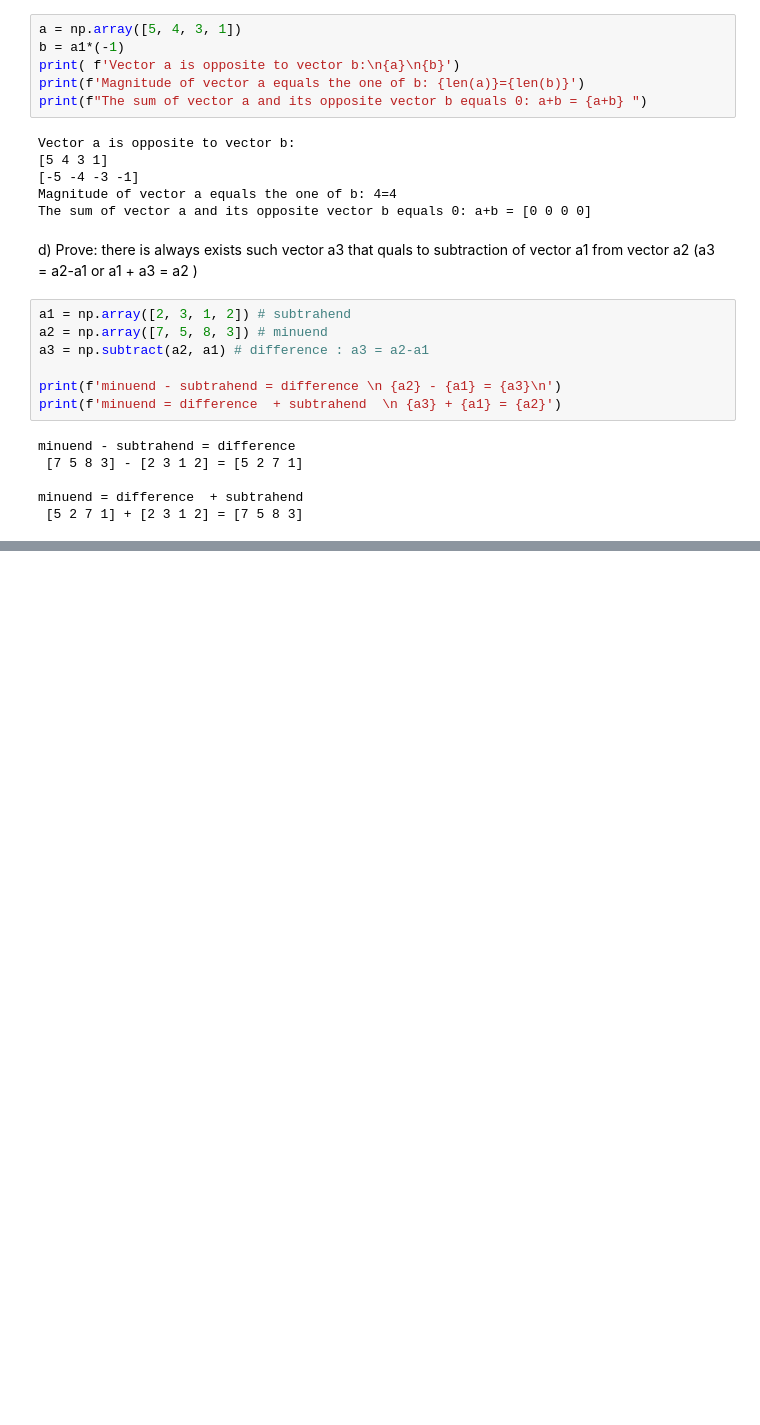
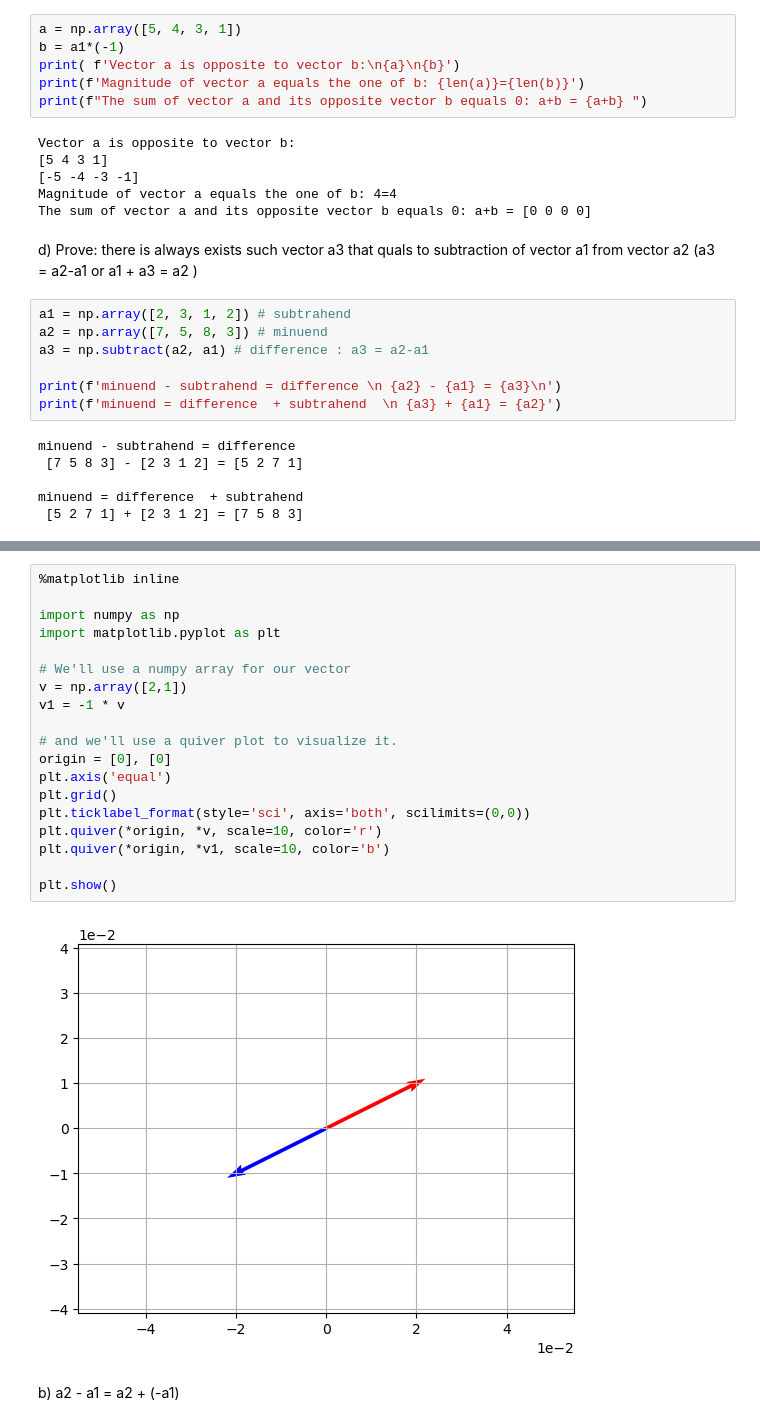
Before and after one commit to SENATOROVAI/python-Tatiana, a Jupyter notebook: Math/Demidovich.ipynb, the cells around one changed output, grey strips where cells are left out. Saved outputs shown, nothing was run; the diff lists cells and outputs as text; blank space fills up the shorter version.

```diff
--- a/Math/Demidovich.ipynb
+++ b/Math/Demidovich.ipynb
@@ -135,0 +173,23 @@ minuend = difference  + subtrahend
+# %%
+%matplotlib inline
+
+import numpy as np
+import matplotlib.pyplot as plt
+
+# We'll use a numpy array for our vector
+v = np.array([2,1])
+v1 = -1 * v
+
+# and we'll use a quiver plot to visualize it.
+origin = [0], [0]
+plt.axis('equal')
+plt.grid()
+plt.ticklabel_format(style='sci', axis='both', scilimits=(0,0))
+plt.quiver(*origin, *v, scale=10, color='r')
+plt.quiver(*origin, *v1, scale=10, color='b')
+
+plt.show()
+# %% [output]
+[figure, added]
+# %% [markdown]
+b) a2 - a1 = a2 + (-a1)
```
Also changed, not shown: parts of 7 cells of this notebook, 4 other files.
